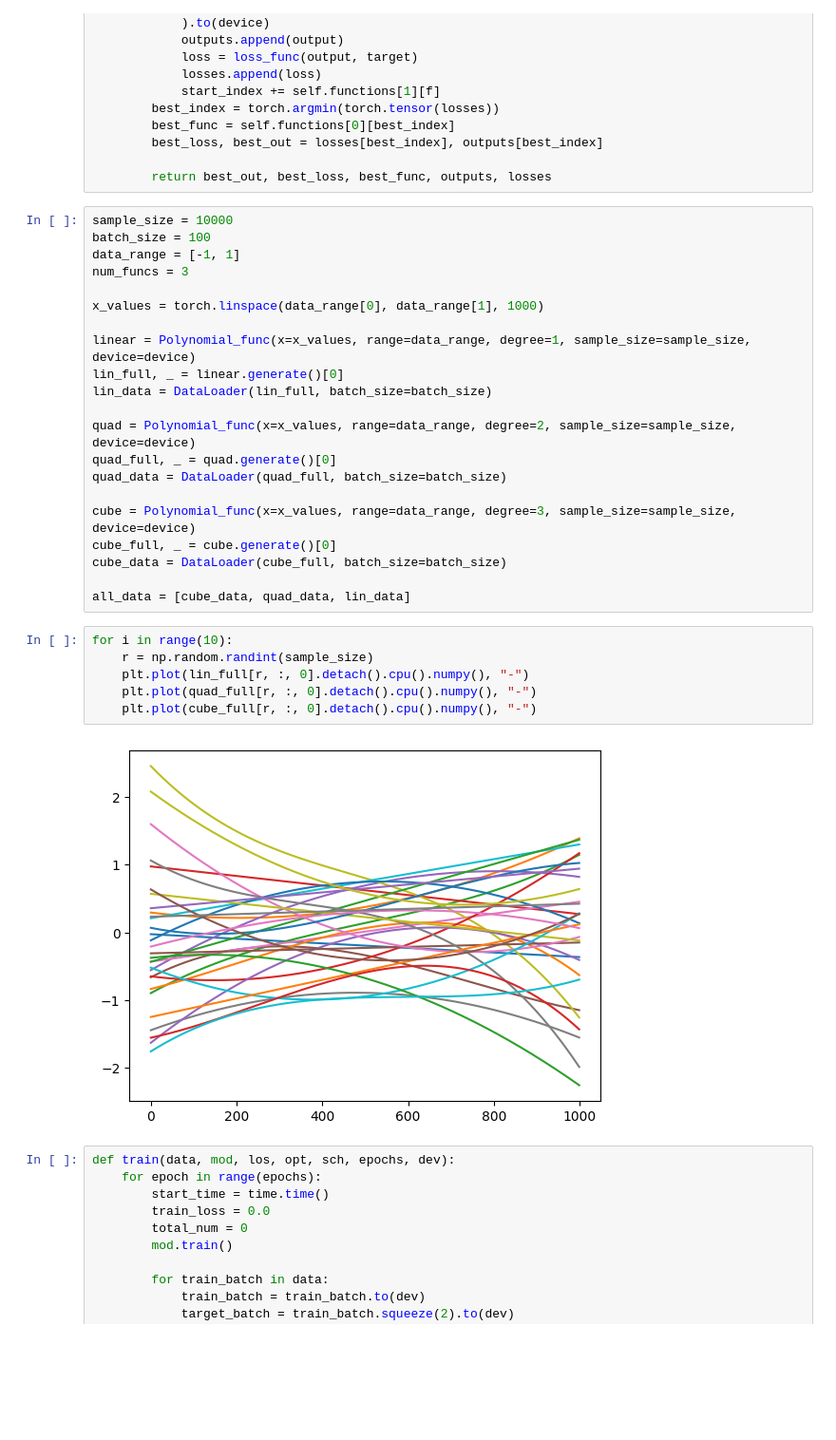
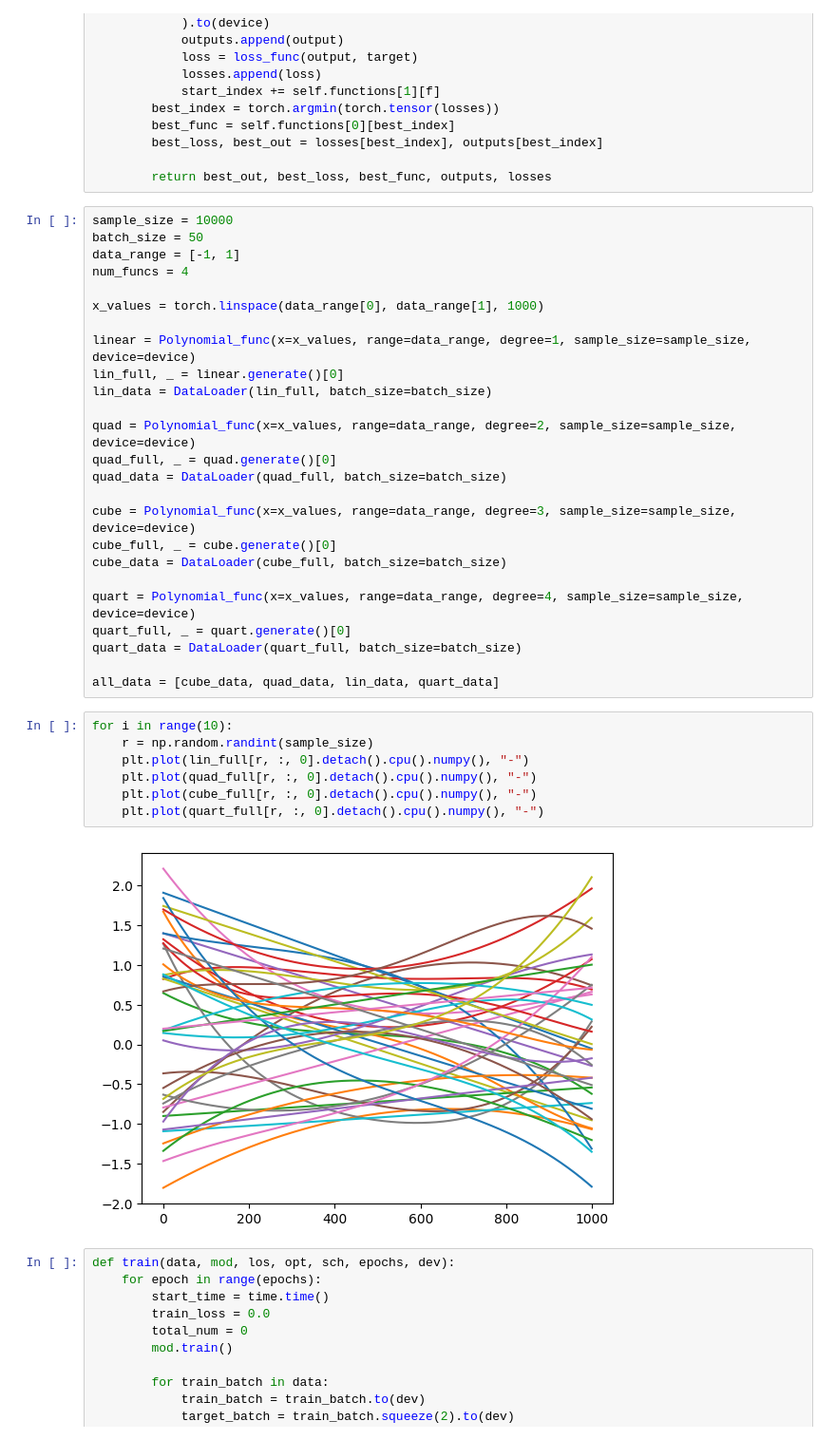
Before and after one commit to ctsai64/MultiFunc, a Jupyter notebook: multi_func_extensible.ipynb, the cells around one changed output. Shown: that part at 95% size. Cells and saved outputs as stored; diff of their text form; blank space fills up the shorter version.

```diff
--- a/multi_func_extensible.ipynb
+++ b/multi_func_extensible.ipynb
@@ -187,9 +197,9 @@ class Multi_Func(nn.Module):
         return best_out, best_loss, best_func, outputs, losses
 # %%
 sample_size = 10000
-batch_size = 100
+batch_size = 50
 data_range = [-1, 1]
-num_funcs = 3
+num_funcs = 4
 
 x_values = torch.linspace(data_range[0], data_range[1], 1000)
 
@@ -205,15 +215,20 @@ cube = Polynomial_func(x=x_values, range=data_range, degree=3, sample_size=sampl
 cube_full, _ = cube.generate()[0]
 cube_data = DataLoader(cube_full, batch_size=batch_size)
 
-all_data = [cube_data, quad_data, lin_data]
+quart = Polynomial_func(x=x_values, range=data_range, degree=4, sample_size=sample_size, device=device)
+quart_full, _ = quart.generate()[0]
+quart_data = DataLoader(quart_full, batch_size=batch_size)
+
+all_data = [cube_data, quad_data, lin_data, quart_data]
 # %%
 for i in range(10):
     r = np.random.randint(sample_size)
     plt.plot(lin_full[r, :, 0].detach().cpu().numpy(), "-")
     plt.plot(quad_full[r, :, 0].detach().cpu().numpy(), "-")
     plt.plot(cube_full[r, :, 0].detach().cpu().numpy(), "-")
+    plt.plot(quart_full[r, :, 0].detach().cpu().numpy(), "-")
 # %% [output]
-[figure, old version]
+[figure, new version]
 # %%
 def train(data, mod, los, opt, sch, epochs, dev):
     for epoch in range(epochs):
```
Also changed, not shown: parts of 8 cells of this notebook.
